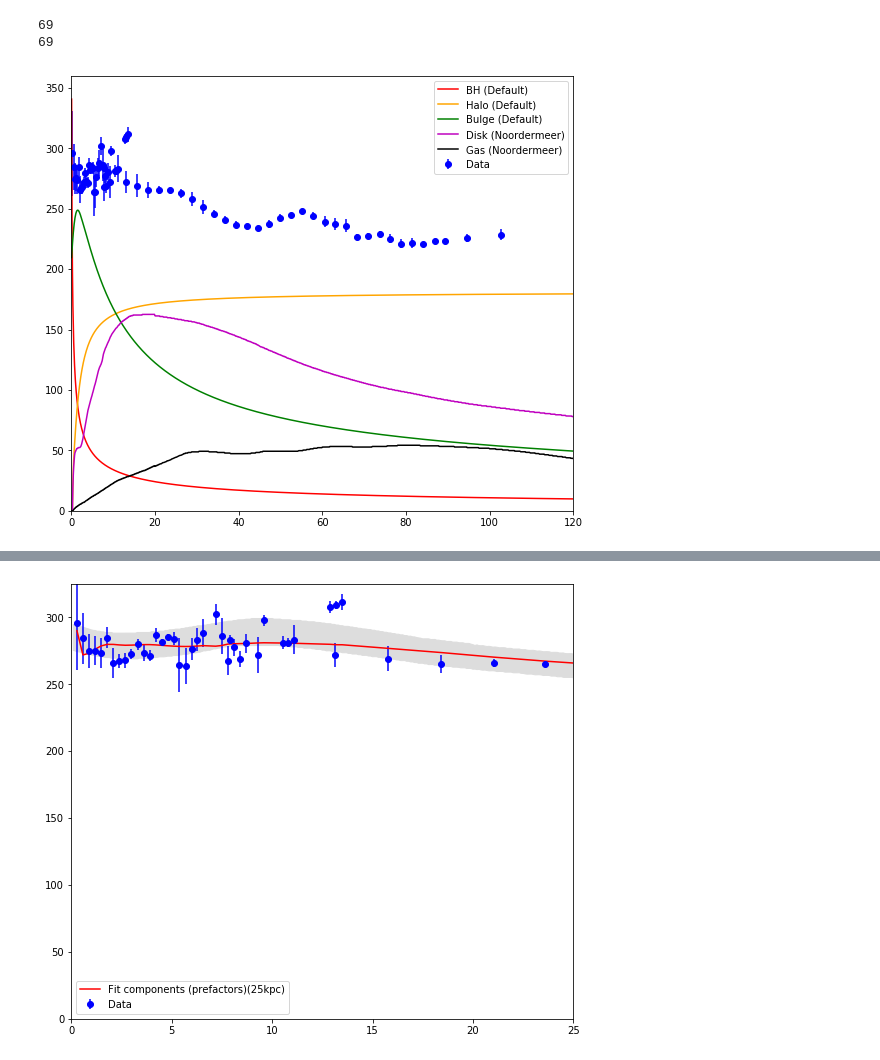
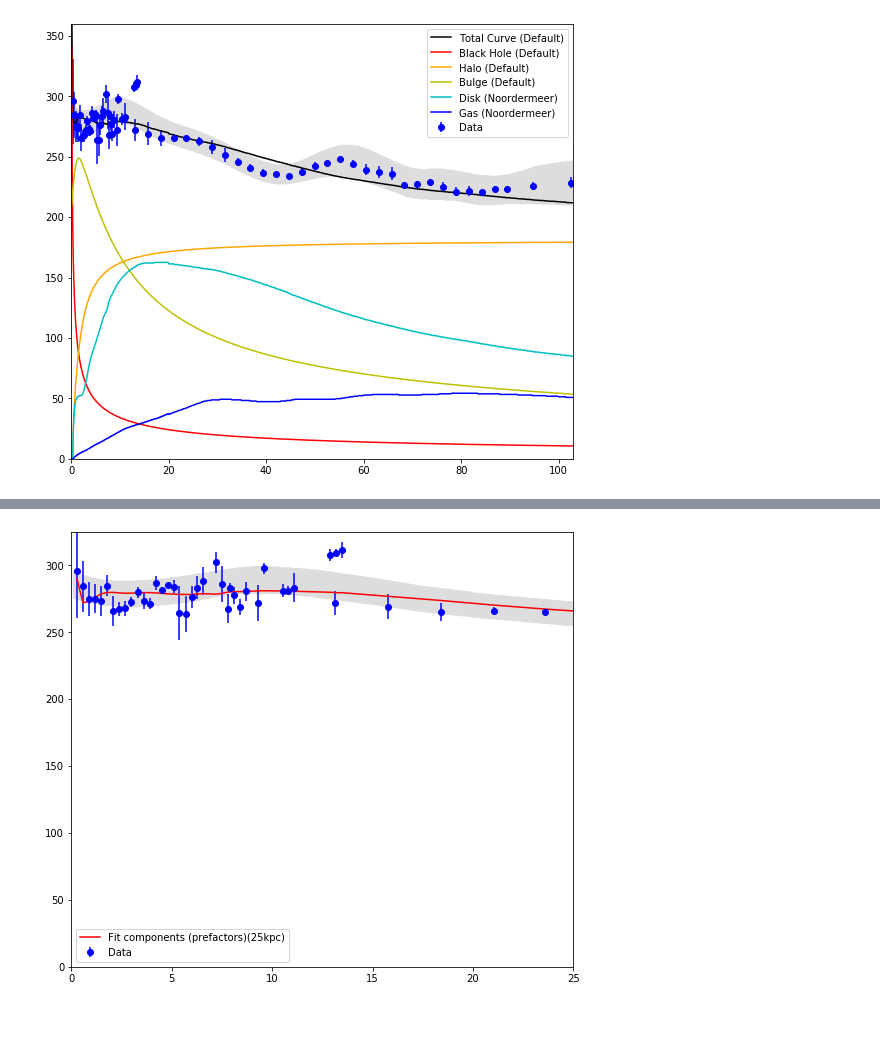
Before and after one commit to villano-lab/grav_project, a Jupyter notebook: fitting/Fitting_all_traceband.ipynb, the cells around one changed output, grey strips where cells are left out. Cells and saved outputs as stored; diff of their text form; code cells hidden in the pictures; blank space fills up the shorter version.

Commit message:
[JB] updated traced uncertainty band

```diff
--- a/fitting/Fitting_all_traceband.ipynb
+++ b/fitting/Fitting_all_traceband.ipynb
@@ -14,6 +15,7 @@ import scipy.interpolate as inter
 from datetime import datetime
 import time as t
 # %%
+# Data and uncertainties
 starttime = t.time()
 
 data = dp.getXYdata_wXYerr('data/final/nord-120kpc-datapoints.txt')
@@ -24,50 +26,18 @@ v_err0 = np.asarray(data['ex'])
 v_err1 = np.asarray(data['ey'])
 
 #for uncertainty band: (form noordermeer's thesis, p.)
-delta_i = 3     # guessed value
-v_i = (v_dat / np.tan(52*(np.pi/180)) * delta_i *(np.pi/180))
+#delta_i = 3     # guessed value
+#v_i = (v_dat / np.tan(52*(np.pi/180)) * delta_i *(np.pi/180))
 
-
-
-
-# Uncertainty band
-
-
-data_greyb_bottom = dp.getXYdata('data/final/nord-120kpc-bottomband.txt')
-data_greyb_top = dp.getXYdata('data/final/nord-120kpc-topband.txt')
-
-# convert to numpy arrays
-r_bottomband = np.asarray(data_greyb_bottom['xx'])
-v_bottomband = np.asarray(data_greyb_bottom['yy'])
-r_topband = np.asarray(data_greyb_top['xx'])
-v_topband = np.asarray(data_greyb_top['yy'])
-
-band = (v_topband - v_bottomband)/2
-
-# smoothing - new, `spline` would not run on my computer
-tb, cb, kb = inter.splrep(r_bottomband,v_bottomband)
-tt, ct, kt = inter.splrep(r_topband,   v_topband)
-
-greyb_bottom = inter.BSpline(tb, cb, kb)
-greyb_top    = inter.BSpline(tt, ct, kt)
-
-#for weightdata, lengths of v_err1 and band must equal
-#make band array same length as v_err1
-band = band[0::28] #
-band = band[1:]
-print(len(v_err1))
-print(len(band))
-
+# Uncertainty band (traced)
+greyb_bottom = noord.greyb_bottom
+greyb_top    = noord.greyb_top
 
 #change r_dat so it's strictly increasing
 r_dat, v_dat, v_err0, v_err1 = (np.asarray(list(a)) for a in zip(*sorted(zip(r_dat, v_dat, v_err0, v_err1))))
 #converting v_err1 to an array
 #v_err1_array = np.asarray(v_err1)
 
-
 #Express as weights
-weighdata = 1/(np.sqrt((v_err1**2)+(band**2)))
+weighdata = 1/(np.sqrt(v_err1**2 + noord.band**2))
-# %% [output]
-69
-69
 # %%
@@ -98,25 +51,23 @@ def g(r,M,rc,rho00,c,pref,gpref):
 # %%
-#Plot
+#Plot default
+rval = np.arange(0.1,200,0.1)
 
-fig = plt.figure(figsize=(9.0,8.0))
-
-plt.xlim(0,120)
+plt.figure(figsize=(9.0,8.0))
+plt.xlim(0,103)
 plt.ylim(0,360)
 
-rval = np.arange(0.1,200,0.1)
-
 plt.errorbar(r_dat,v_dat,yerr=v_err1,fmt='bo',label='Data')
-#plt.plot(rval,g(rval,nf.Mbh_def,nf.h_rc,nf.hrho00_c,1,1,1),label='Total Curve (Default)')
-plt.plot(rval,nf.bh_v(rval,load=True),color='r',label='BH (Default)')
+plt.plot(rval,g(rval,nf.Mbh_def,nf.h_rc,nf.hrho00_c,1,1,1),color='k',label='Total Curve (Default)')
+plt.plot(rval,nf.bh_v(rval,load=True),color='r',label='Black Hole (Default)')
 plt.plot(rval,nf.h_v(rval,load=True),color='orange',label='Halo (Default)')
-plt.plot(rval,nf.b_v(rval,load=True),color='g',label='Bulge (Default)')
+plt.plot(rval,nf.b_v(rval,load=True),color='y',label='Bulge (Default)')
 #plt.plot(rval,nf.d_v(rval,load=True),color='m',label='Disk (Default)')
-
-plt.plot(rval,nf.d_thief(rval),color='m',label='Disk (Noordermeer)')
-plt.plot(rval,nf.g_thief(rval),color='k',label='Gas (Noordermeer)')
+plt.plot(rval,nf.d_thief(rval),color='c',label='Disk (Noordermeer)')
+plt.plot(rval,nf.g_thief(rval),color='blue',label='Gas (Noordermeer)')
+plt.fill_between(rval,greyb_bottom(rval),greyb_top(rval),color='#dddddd')
 
 plt.legend()
 #plt.savefig('Fitting_allcomponents_125kpc.png')
 plt.show()
 # %% [output]
-[figure, old version]
+[figure, new version]
```
Also changed, not shown: parts of 14 cells of this notebook.
